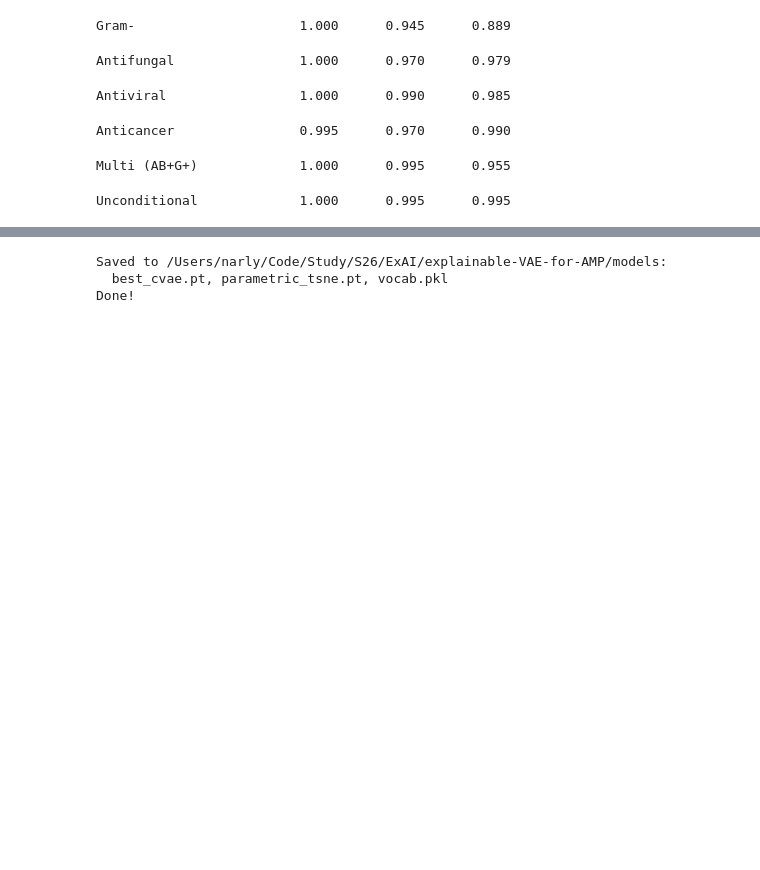
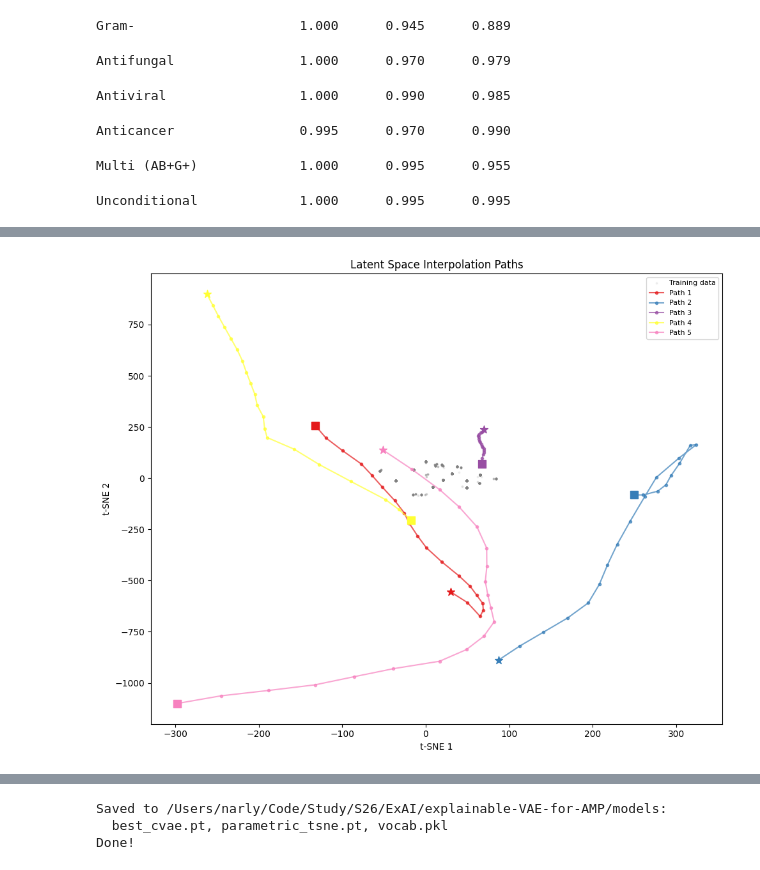
Before and after one commit to oneozerova/explainable-VAE-for-AMP, a Jupyter notebook: notebooks/cvae.ipynb, the cells around one changed output, grey strips where cells are left out. Saved outputs shown, nothing was run; the diff lists cells and outputs as text; code cells hidden in the pictures; blank space fills up the shorter version.

```diff
--- a/notebooks/cvae.ipynb
+++ b/notebooks/cvae.ipynb
@@ -687,0 +877,42 @@ Unconditional             1.000      0.995      0.995
+# %%
+# Visualize interpolation paths in latent space
+def plot_interpolation_paths(model, n_paths=5):
+    """
+    Visualize multiple interpolation paths projected to 2D via parametric t-SNE.
+    """
+    fig, ax = plt.subplots(figsize=(10, 8))
+
+    # Background: training data
+    ax.scatter(train_2d_param[:, 0], train_2d_param[:, 1],
+               c='gray', alpha=0.1, s=3, label='Training data')
+
+    cmap = plt.cm.Set1
+    for i in range(n_paths):
+        z_start = torch.randn(1, latent_dim).to(device)
+        z_end = torch.randn(1, latent_dim).to(device)
+
+        # Interpolate in latent space
+        n_steps = 20
+        alphas = np.linspace(0, 1, n_steps)
+        z_path = np.array([
+            ((1-a) * z_start + a * z_end).cpu().numpy().squeeze()
+            for a in alphas
+        ])
+
+        # Project to 2D
+        path_2d = project_latents(z_path)
+        color = cmap(i / n_paths)
+        ax.plot(path_2d[:, 0], path_2d[:, 1], '-o', color=color,
+                markersize=3, linewidth=1.5, alpha=0.7, label=f'Path {i+1}')
+        ax.scatter(path_2d[0, 0], path_2d[0, 1], c=[color], s=80, marker='s', zorder=5)
+        ax.scatter(path_2d[-1, 0], path_2d[-1, 1], c=[color], s=80, marker='*', zorder=5)
+
+    ax.set(xlabel='t-SNE 1', ylabel='t-SNE 2',
+           title='Latent Space Interpolation Paths')
+    ax.legend(fontsize=8)
+    plt.tight_layout()
+    plt.show()
+
+plot_interpolation_paths(model)
+# %% [output]
+[figure, added]
```
Also changed, not shown: parts of 22 cells of this notebook, 11 other files.
